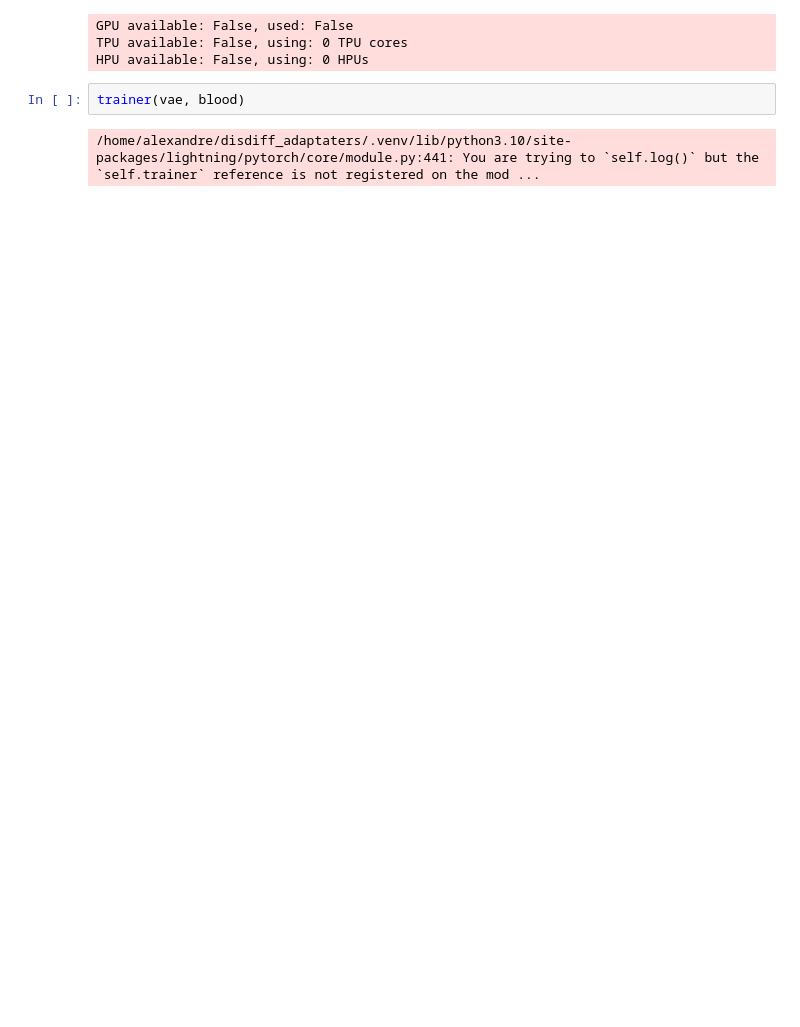
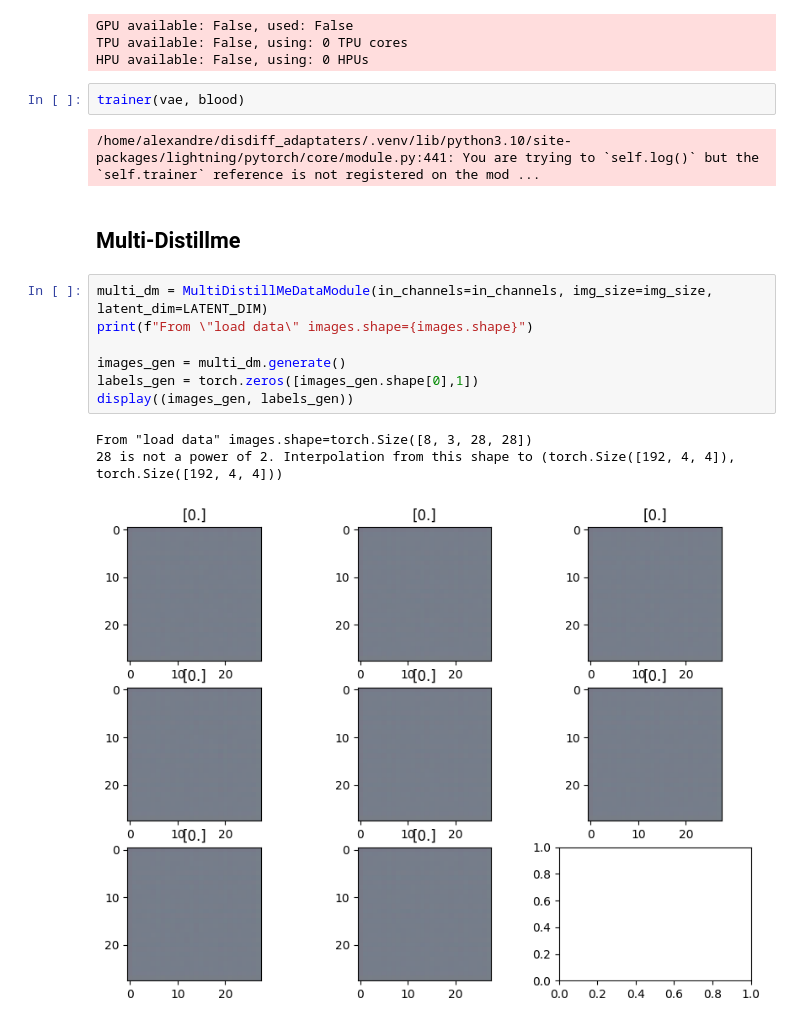
Before and after one commit to alexandremyara/disdiff_adapters, a Jupyter notebook: disdiff_adaptaters/notebook/play_pipeline.ipynb, the cells around one changed output. Saved outputs shown, nothing was run; the diff lists cells and outputs as text; blank space fills up the shorter version.

```diff
--- a/disdiff_adaptaters/notebook/play_pipeline.ipynb
+++ b/disdiff_adaptaters/notebook/play_pipeline.ipynb
@@ -269,3 +273,16 @@ HPU available: False, using: 0 HPUs
 trainer(vae, blood)
 # %% [output]
 /home/alexandre/disdiff_adaptaters/.venv/lib/python3.10/site-packages/lightning/pytorch/core/module.py:441: You are trying to `self.log()` but the `self.trainer` reference is not registered on the mod ...
+# %% [markdown]
+## Multi-Distillme
+# %%
+multi_dm = MultiDistillMeDataModule(in_channels=in_channels, img_size=img_size, latent_dim=LATENT_DIM)
+print(f"From \"load data\" images.shape={images.shape}")
+
+images_gen = multi_dm.generate()
+labels_gen = torch.zeros([images_gen.shape[0],1])
+display((images_gen, labels_gen))
+# %% [output]
+From "load data" images.shape=torch.Size([8, 3, 28, 28])
+28 is not a power of 2. Interpolation from this shape to (torch.Size([192, 4, 4]), torch.Size([192, 4, 4]))
+[figure, added]
```
Also changed, not shown: parts of 15 cells of this notebook, 9 other files.
